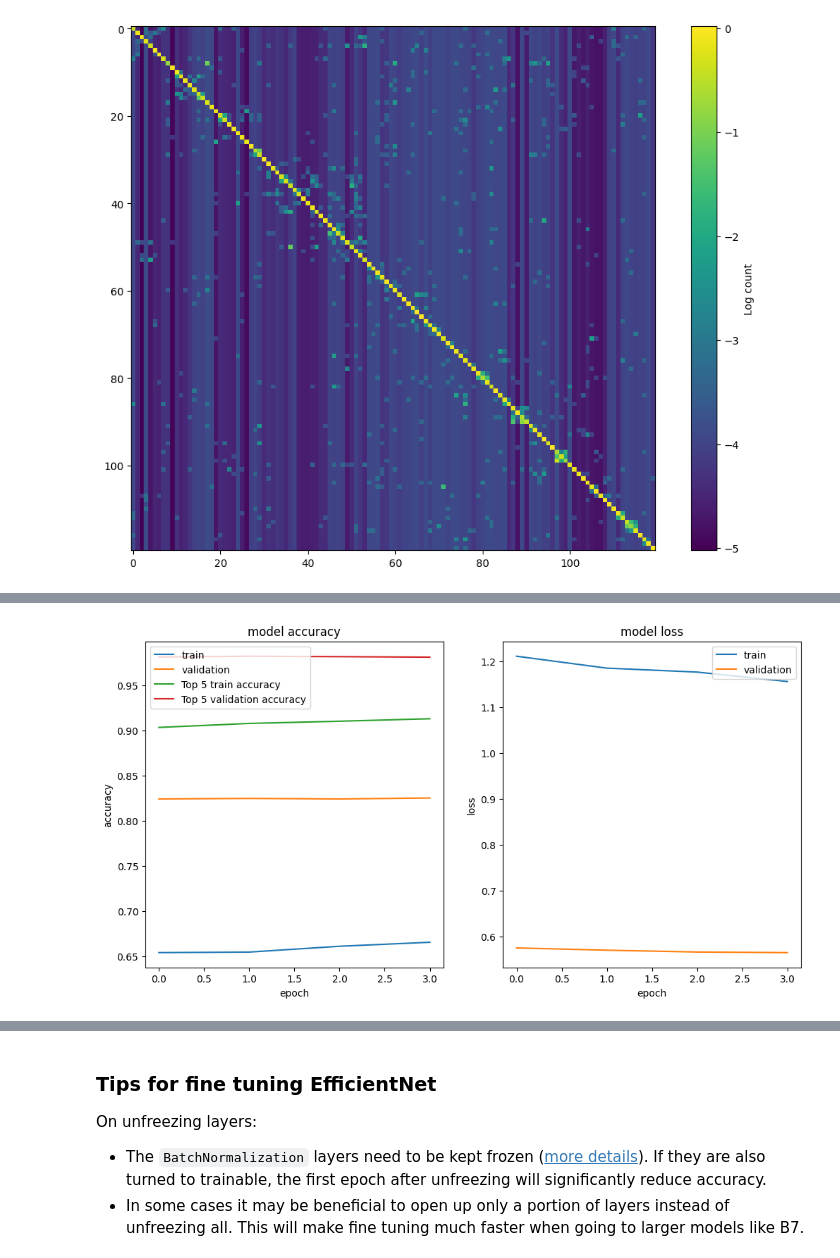
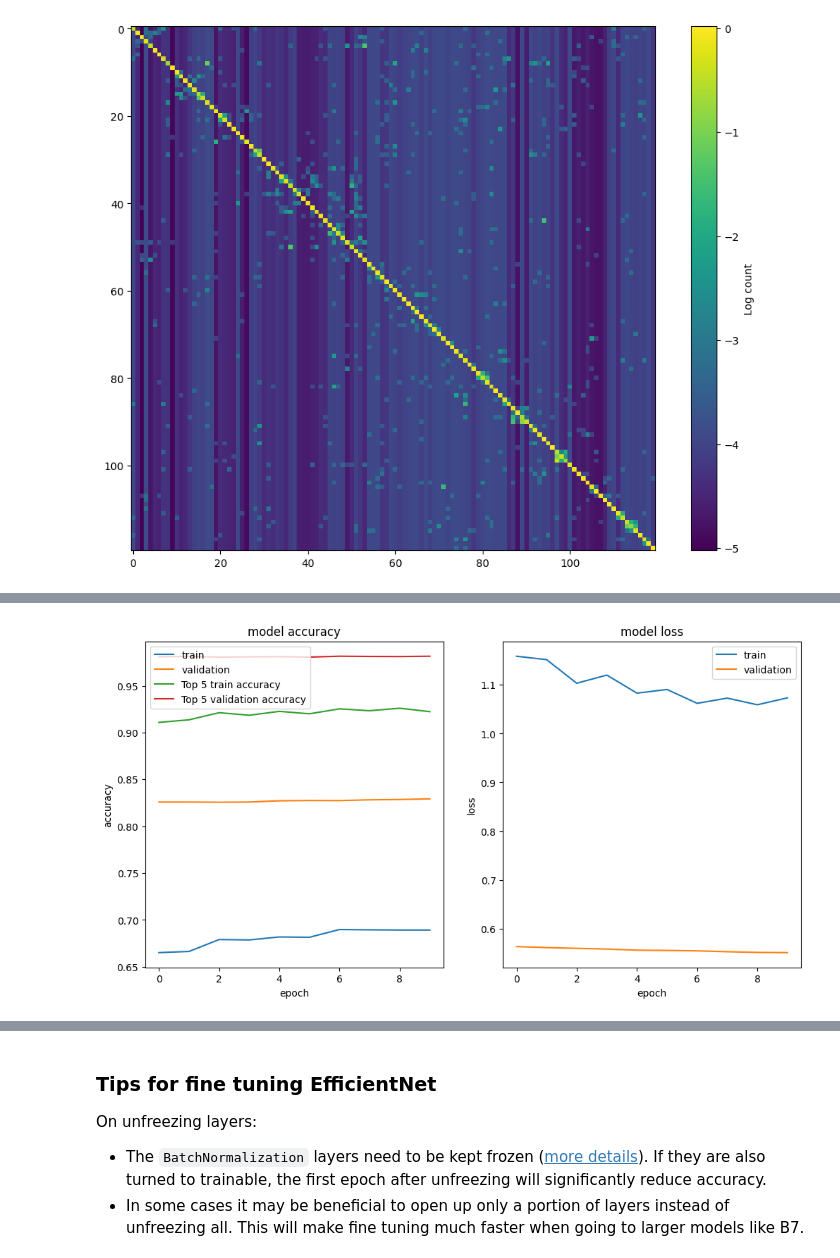
Before and after one commit to e-shevchuk/CSCI-E25, a Jupyter notebook: examples/vision/ipynb/image_classification_efficientnet_fine_tuning.ipynb, the cells around one changed output, grey strips where cells are left out. Drawn from its saved outputs; the diff is of its cells as text; code cells hidden in the pictures.

```diff
--- a/examples/vision/ipynb/image_classification_efficientnet_fine_tuning.ipynb
+++ b/examples/vision/ipynb/image_classification_efficientnet_fine_tuning.ipynb
@@ -624,18 +624,16 @@ def unfreeze_model(model):
         if not isinstance(layer, layers.BatchNormalization):
             layer.trainable = True
 
-    optimizer = keras.optimizers.Adam(learning_rate=1e-5)
+    optimizer = keras.optimizers.Adam(learning_rate=1e-5, weight_decay=0.01)
     model.compile(
-        optimizer=optimizer,
-        loss="categorical_crossentropy",
+        optimizer=optimizer, loss="categorical_crossentropy",
         metrics=["accuracy",  "top_k_categorical_accuracy"]
     )
 
 
 unfreeze_model(model)
 
-epochs = 4  # @param {type: "slider", min:4, max:10}
+epochs = 10
 hist = model.fit(ds_train, epochs=epochs, validation_data=ds_test)
-
 plot_hist(hist)
 # %% [output]
@@ -650 +660 @@ Epoch 4/4
-[figure, old version]
+[figure, new version]
```
Also changed, not shown: parts of 3 cells of this notebook.
